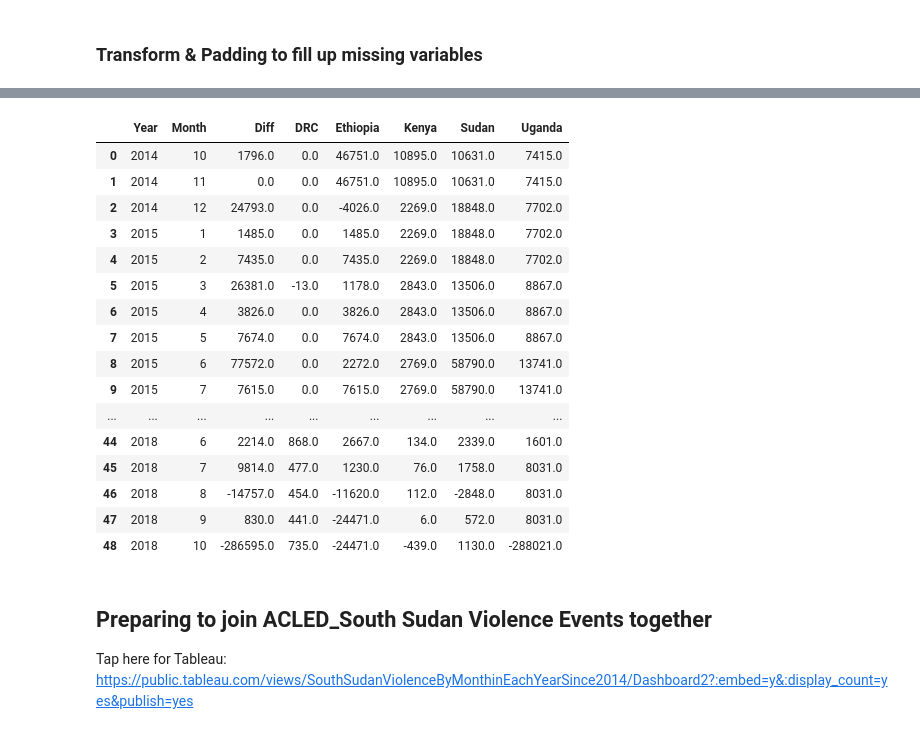
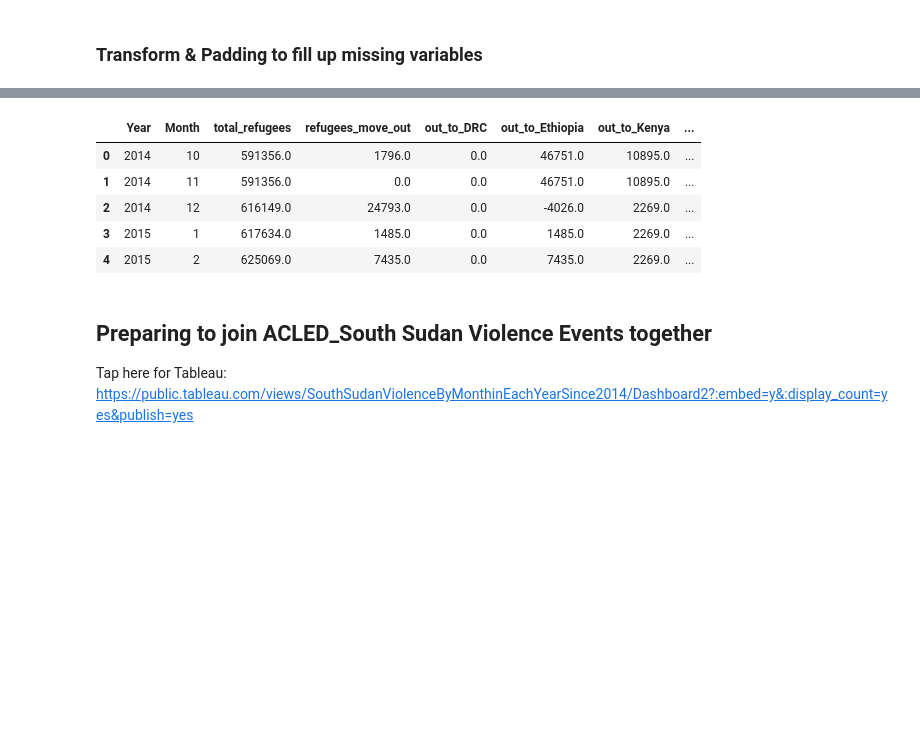
Before and after one commit to hbshih/Data-Science-17-18-Project, a Jupyter notebook: Refugees_To.From_[Country]_Explained.ipynb, the cells around one changed output, grey strips where cells are left out. Cells and saved outputs as stored; diff of their text form; code cells hidden in the pictures; blank space fills up the shorter version.

```diff
--- a/Refugees_To.From_[Country]_Explained.ipynb
+++ b/Refugees_To.From_[Country]_Explained.ipynb
@@ -333,7 +333,7 @@ df_to = df_to.pivot_table('period_change',['date','timestamp','Year','Month','Da
 # %%
 refugees_movement_records = df_from.merge(df_to, on = ['timestamp'],how='inner')
 refugees_movement_records.sort_values(by = ['timestamp'])
-refugees_movement_records = refugees_movement_records.drop(columns={'Unnamed: 0','Day'})
+refugees_movement_records = refugees_movement_records.drop(columns={'Unnamed: 0','Day','timestamp'})
 refugees_movement_records = refugees_movement_records.dropna()
-refugees_movement_records.head(50)
+refugees_movement_records.head(3)
 # %% [output]
@@ -359,26 +344,18 @@ refugees_movement_records.head(50)
+# %%
+rename = {"individuals" : "total_refugees", "Diff" : "refugees_move_out", "DRC" : "out_to_DRC", "Ethiopia" : "out_to_Ethiopia","Kenya":"out_to_Kenya","Sudan":"out_to_Sudan","Uganda":"out_to_uganda"}
+refugees_movement_records = refugees_movement_records.rename(columns=rename)
 # %%
 ### ! Check Again, since dates overlap in each month, we use mean when group by month
-refugees_movement_records = refugees_movement_records.groupby(by=['Year','Month'], as_index= False)['Diff','DRC','Ethiopia','Kenya','Sudan','Uganda'].median().round(0)
+refugees_movement_records = refugees_movement_records.groupby(by=['Year','Month'], as_index= False).median().round(0)
 # %%
-refugees_movement_records.head(50)
+refugees_movement_records.head(5)
 # %% [output]
-|  | Year | Month | Diff | DRC | Ethiopia | Kenya | Sudan | Uganda |
-| 0 | 2014 | 10 | 1796.0 | 0.0 | 46751.0 | 10895.0 | 10631.0 | 7415.0 |
-| 1 | 2014 | 11 | 0.0 | 0.0 | 46751.0 | 10895.0 | 10631.0 | 7415.0 |
-| 2 | 2014 | 12 | 24793.0 | 0.0 | -4026.0 | 2269.0 | 18848.0 | 7702.0 |
-| 3 | 2015 | 1 | 1485.0 | 0.0 | 1485.0 | 2269.0 | 18848.0 | 7702.0 |
-| 4 | 2015 | 2 | 7435.0 | 0.0 | 7435.0 | 2269.0 | 18848.0 | 7702.0 |
-| 5 | 2015 | 3 | 26381.0 | -13.0 | 1178.0 | 2843.0 | 13506.0 | 8867.0 |
-| 6 | 2015 | 4 | 3826.0 | 0.0 | 3826.0 | 2843.0 | 13506.0 | 8867.0 |
-| 7 | 2015 | 5 | 7674.0 | 0.0 | 7674.0 | 2843.0 | 13506.0 | 8867.0 |
-| 8 | 2015 | 6 | 77572.0 | 0.0 | 2272.0 | 2769.0 | 58790.0 | 13741.0 |
-| 9 | 2015 | 7 | 7615.0 | 0.0 | 7615.0 | 2769.0 | 58790.0 | 13741.0 |
-| ... | ... | ... | ... | ... | ... | ... | ... | ... |
-| 44 | 2018 | 6 | 2214.0 | 868.0 | 2667.0 | 134.0 | 2339.0 | 1601.0 |
-| 45 | 2018 | 7 | 9814.0 | 477.0 | 1230.0 | 76.0 | 1758.0 | 8031.0 |
-| 46 | 2018 | 8 | -14757.0 | 454.0 | -11620.0 | 112.0 | -2848.0 | 8031.0 |
-| 47 | 2018 | 9 | 830.0 | 441.0 | -24471.0 | 6.0 | 572.0 | 8031.0 |
-| 48 | 2018 | 10 | -286595.0 | 735.0 | -24471.0 | -439.0 | 1130.0 | -288021.0 |
+|  | Year | Month | total_refugees | refugees_move_out | out_to_DRC | out_to_Ethiopia | out_to_Kenya | ... |
+| 0 | 2014 | 10 | 591356.0 | 1796.0 | 0.0 | 46751.0 | 10895.0 | ... |
+| 1 | 2014 | 11 | 591356.0 | 0.0 | 0.0 | 46751.0 | 10895.0 | ... |
+| 2 | 2014 | 12 | 616149.0 | 24793.0 | 0.0 | -4026.0 | 2269.0 | ... |
+| 3 | 2015 | 1 | 617634.0 | 1485.0 | 0.0 | 1485.0 | 2269.0 | ... |
+| 4 | 2015 | 2 | 625069.0 | 7435.0 | 0.0 | 7435.0 | 2269.0 | ... |
 # %% [markdown]
 ## Preparing to join ACLED_South Sudan Violence Events together
 
```
Also changed, not shown: parts of 34 cells of this notebook, 8 other files.
